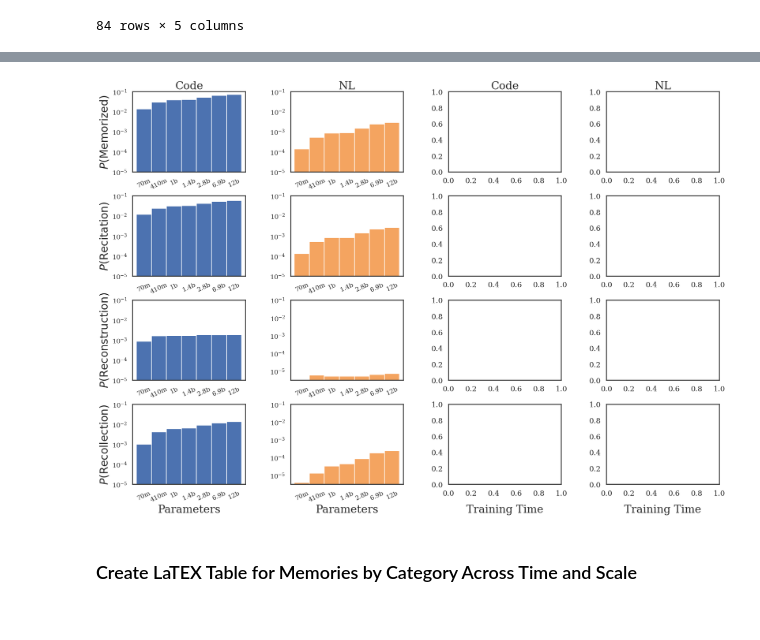
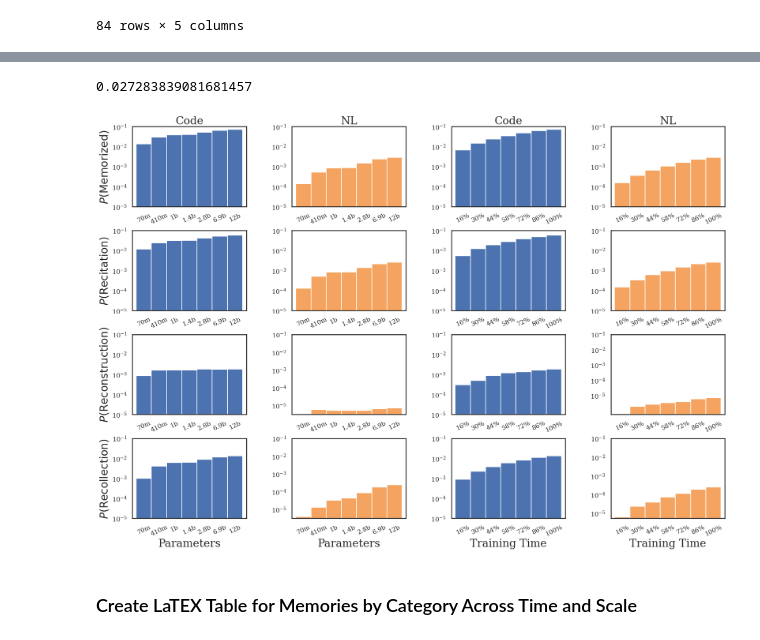
Before and after one commit to EleutherAI/semantic-memorization, a Jupyter notebook: working_dirs/kyle/results_analysis/results_analysis.ipynb, the cells around one changed output, grey strips where cells are left out. Saved outputs shown, nothing was run; the diff lists cells and outputs as text; code cells hidden in the pictures.

Commit message:
Add likelihood plots

```diff
--- a/working_dirs/kyle/results_analysis/results_analysis.ipynb
+++ b/working_dirs/kyle/results_analysis/results_analysis.ipynb
@@ -781,0 +851,19 @@ p_memorized_frame_scale
+# %%
+time_category_probs = {
+    "Code": {},
+    "NL": {},
+}
+
+# set code stats
+for checkpoint in tqdm(intermediate_frame["Checkpoint"].unique().tolist(), desc="Calculating Time Category Probs"):
+    code_frame = pile_sample_frame[pile_sample_frame["CodeType"] == "Code"]
+    time_category_probs["Code"][checkpoint] = code_frame[f"Memorized_{checkpoint}"].value_counts(normalize=True).to_dict()
+    time_category_probs["Code"][checkpoint]["All Memories"] = time_category_probs["Code"][checkpoint]["Recitation"] + time_category_probs["Code"][checkpoint]["Reconstruction"] + time_category_probs["Code"][checkpoint]["Recollection"]
+    time_category_probs["Code"][checkpoint].pop("Not Memorized")
+
+    nl_frame = pile_sample_frame[pile_sample_frame["CodeType"] == "NL"]
+    time_category_probs["NL"][checkpoint] = nl_frame[f"Memorized_{checkpoint}"].value_counts(normalize=True).to_dict()
+    time_category_probs["NL"][checkpoint]["All Memories"] = time_category_probs["NL"][checkpoint]["Recitation"] + time_category_probs["NL"][checkpoint]["Reconstruction"] + time_category_probs["NL"][checkpoint]["Recollection"]
+    time_category_probs["NL"][checkpoint].pop("Not Memorized")
+
+time_category_probs
@@ -782,3 +888,7 @@ p_memorized_frame_scale
+# %%
+pd.DataFrame(time_category_probs["Code"]).reindex(["Recitation", "Reconstruction", "Recollection", "All Memories"]).T["Recitation"]
+# %% [output]
+0.027283839081681457
 # %%
 fig, axes = plt.subplots(4, 4, figsize=(20, 14))
 row_label_map = {
@@ -801,48 +911,74 @@ for row_index, row_category in tqdm(enumerate(["All Memories", "Recitation", "Re
     axes[row_index, 1].tick_params(axis="x", labelsize=14, rotation=25)
     axes[row_index, 1].tick_params(axis="y", labelsize=14)
 
+    # nl_code_percents_frame_time.index = [f"{int(percent * 100)}%" for percent in nl_code_percents_frame_time.index]
+
+    # Code Time Probs
+    code_time_probs_frame = pd.DataFrame(time_category_probs["Code"]).reindex(["Recitation", "Reconstruction", "Recollection", "All Memories"]).T[row_category]
+    code_time_probs_frame = code_time_probs_frame.reindex(sorted(code_time_probs_frame.index, key=lambda x: x))
+    code_time_probs_frame.index = [f"{int((checkpoint / FINAL_CHECKPOINT) * 100)}%" for checkpoint in code_time_probs_frame.index]
+    code_time_probs_frame.plot.bar(stacked=True, ax=axes[row_index, 2], rot=0, width=1)
+    axes[row_index, 2].yaxis.set_major_formatter(plt.FuncFormatter(lambda x, loc: "{:.3f}%".format(float(x * 100))))
+    axes[row_index, 2].tick_params(axis="x", labelsize=14, rotation=25)
+    axes[row_index, 2].tick_params(axis="y", labelsize=14)
+
+    # NL Time Probs
+    nl_time_probs_frame = pd.DataFrame(time_category_probs["NL"]).reindex(["Recitation", "Reconstruction", "Recollection", "All Memories"]).T[row_category]
+    nl_time_probs_frame = nl_time_probs_frame.reindex(sorted(nl_time_probs_frame.index, key=lambda x: x))
+    nl_time_probs_frame.index = [f"{int((checkpoint / FINAL_CHECKPOINT) * 100)}%" for checkpoint in nl_time_probs_frame.index]
+    nl_time_probs_frame.plot.bar(stacked=True, ax=axes[row_index, 3], rot=0, width=1, color="sandybrown")
+    axes[row_index, 3].yaxis.set_major_formatter(plt.FuncFormatter(lambda x, loc: "{:.3f}%".format(float(x * 100))))
+    axes[row_index, 3].tick_params(axis="x", labelsize=14, rotation=25)
+    axes[row_index, 3].tick_params(axis="y", labelsize=14)
+
     # set log scale for the y-axis
     axes[row_index, 0].set_yscale("log")
     axes[row_index, 1].set_yscale("log")
+    axes[row_index, 2].set_yscale("log")
+    axes[row_index, 3].set_yscale("log")
 
     # set y limit to be o - 10%
     axes[row_index, 0].set_ylim(0, 0.1)
     axes[row_index, 1].set_ylim(0, 0.1)
+    axes[row_index, 2].set_ylim(0, 0.1)
+    axes[row_index, 3].set_ylim(0, 0.1)
 
     # standardize the y ticks
     # set y ticks
     y_ticks = [0.00001, 0.0001, 0.001, 0.01, 0.1]
     axes[row_index, 0].set_yticks(y_ticks)
     axes[row_index, 1].set_yticks(y_ticks)
+    axes[row_index, 2].set_yticks(y_ticks)
+    axes[row_index, 3].set_yticks(y_ticks)
 
     if row_index == 0:
         axes[row_index, 0].set_title("Code", fontsize=24)
         axes[row_index, 1].set_title("NL", fontsize=24)
         axes[row_index, 2].set_title("Code", fontsize=24)
         axes[row_index, 3].set_title("NL", fontsize=24)
 
     if row_index == 3:
         axes[row_index, 0].set_xlabel("Parameters", fontsize=24)
         axes[row_index, 1].set_xlabel("Parameters", fontsize=24)
         axes[row_index, 2].set_xlabel("Training Time", fontsize=24)
         axes[row_index, 3].set_xlabel("Training Time", fontsize=24)
     else:
         axes[row_index, 0].set_xlabel("")
         axes[row_index, 1].set_xlabel("")
         axes[row_index, 2].set_xlabel("")
         axes[row_index, 3].set_xlabel("")
 
     axes[row_index, 0].get_legend().remove() if axes[row_index, 1].get_legend() else None
     axes[row_index, 1].get_legend().remove() if axes[row_index, 1].get_legend() else None
     axes[row_index, 2].get_legend().remove() if axes[row_index, 2].get_legend() else None
     axes[row_index, 3].get_legend().remove() if axes[row_index, 3].get_legend() else None
 
 fig.align_xlabels()
 plt.tight_layout()
 plt.subplots_adjust(hspace=0.3, wspace=0.4)
 fig.savefig(f"{figures_path}/prob_memorized_nl_code_counts_percents_across_time+scale.pdf", bbox_inches="tight")
 # %% [output]
-[figure, old version]
+[figure, new version]
 # %% [markdown]
 ### Create LaTEX Table for Memories by Category Across Time and Scale
 # %%
```
Also changed, not shown: parts of 12 cells of this notebook, 5 other files.
